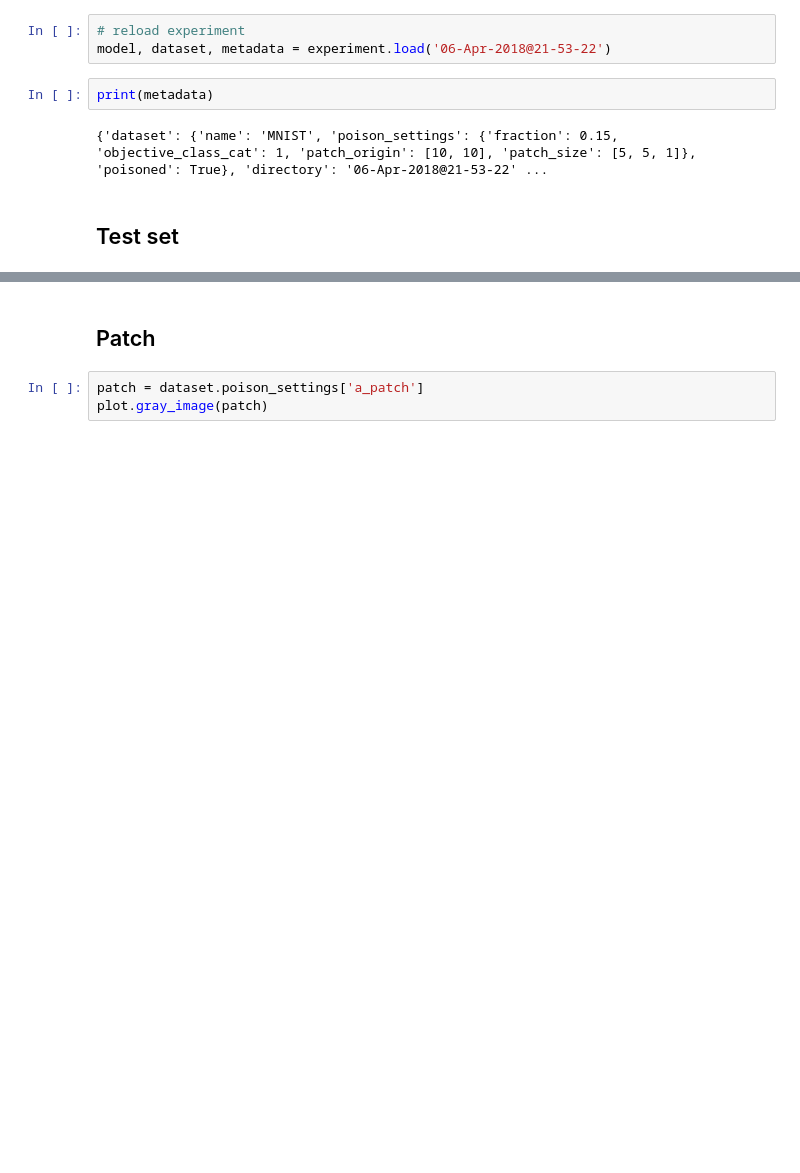
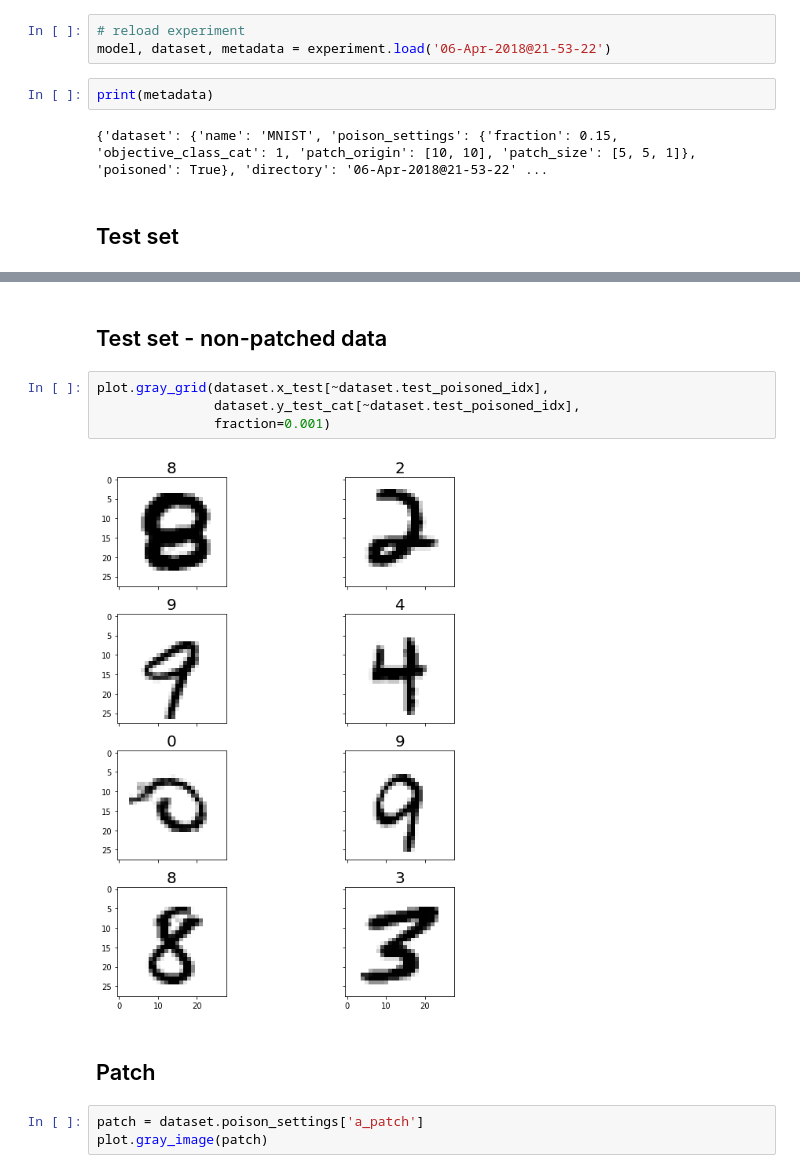
Before and after one commit to edublancas/trojan-defender, a Jupyter notebook: experiments/experiment-evaluation.ipynb, the cells around one changed output, grey strips where cells are left out. Saved outputs shown, nothing was run; the diff lists cells and outputs as text; blank space fills up the shorter version.

```diff
--- a/experiments/experiment-evaluation.ipynb
+++ b/experiments/experiment-evaluation.ipynb
@@ -36,3 +42,11 @@ plot.gray_grid(dataset.x_test, dataset.y_test_cat, fraction=0.001)
+# %% [markdown]
+## Test set - non-patched data
+# %%
+plot.gray_grid(dataset.x_test[~dataset.test_poisoned_idx],
+               dataset.y_test_cat[~dataset.test_poisoned_idx],
+               fraction=0.001)
+# %% [output]
+[figure, added]
 # %% [markdown]
 ## Patch
 # %%
```
Also changed, not shown: parts of 5 cells of this notebook, 1 other file.
